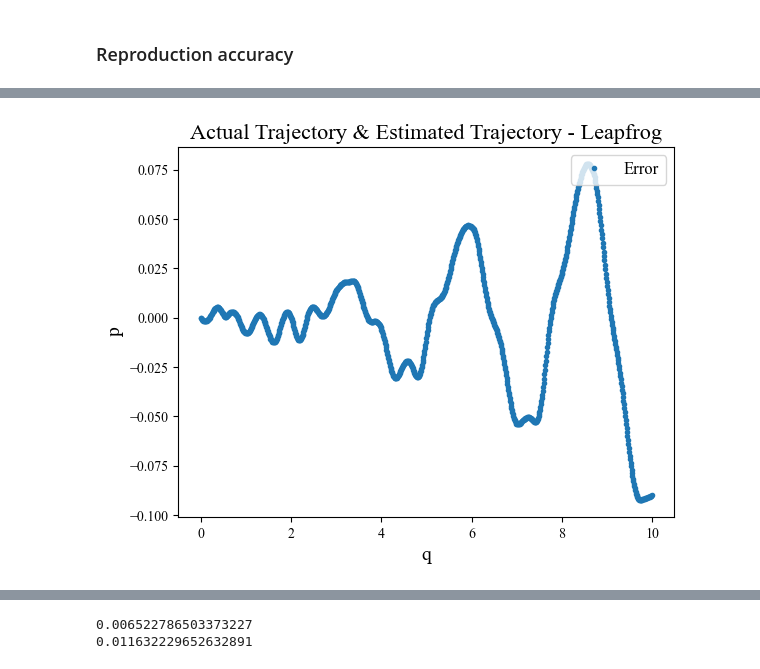
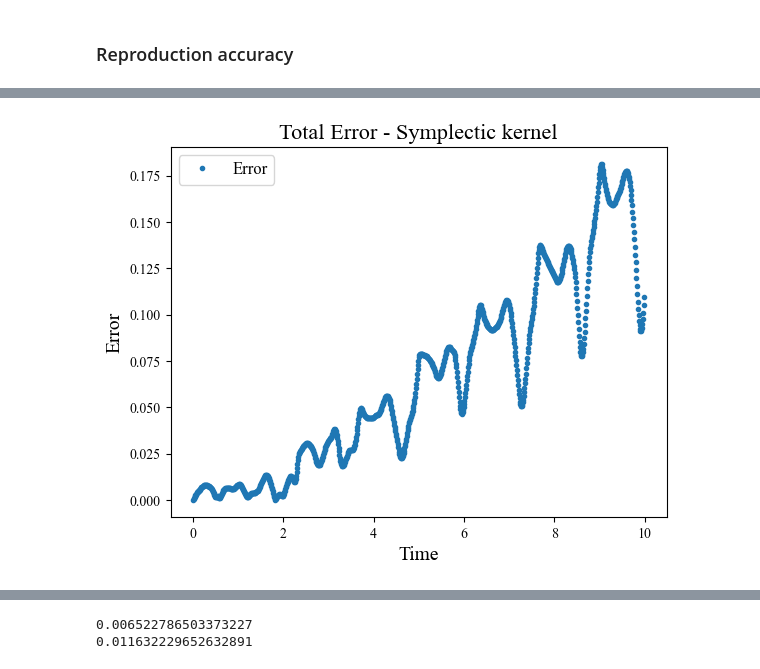
Before and after one commit to helenatp/tpk4960, a Jupyter notebook: src/hamilton/hamilton_pendulum.ipynb, the cells around one changed output, grey strips where cells are left out. Drawn from its saved outputs; the diff is of its cells as text; code cells hidden in the pictures.

Commit message:
Plotted error

```diff
--- a/src/hamilton/hamilton_pendulum.ipynb
+++ b/src/hamilton/hamilton_pendulum.ipynb
@@ -472,13 +421,13 @@ fig_pendulum_hamilton.show()
 # %%
-error_symplectic_2 = x_train - data_series_symplectic
+error_symplectic_total = np.linalg.norm(x_train - data_series_symplectic, ord=2, axis=0)
 
-fig_pendulum_error_symplectic_2 = plt.figure(8)
-plt.title('Actual Trajectory & Estimated Trajectory - Leapfrog', fontsize=16)
-plt.plot(time_series, error_symplectic_2[0, :], '.', linewidth = 0.000001) #cmap='viridis'
-plt.xlabel('q', fontsize=14)
-plt.ylabel('p', fontsize=14)
-#plt.xlim((8, 9))
-plt.legend(['Error'], loc = 'upper right', frameon = True , prop ={'size': 12 } )
-fig_pendulum_error_symplectic_2.show()
+fig_pendulum_error_symplectic_total = plt.figure(8)
+plt.title('Total Error - Symplectic kernel', fontsize=16)
+plt.plot(time_series, error_symplectic_total, '.', linewidth = 0.000001)
+plt.xlabel('Time', fontsize=14)
+plt.ylabel('Error', fontsize=14)
+plt.legend(['Error'], loc = 'upper left', frameon = True , prop ={'size': 12 } )
+fig_pendulum_error_symplectic_total.show()
+#plt.savefig(r"hamilton_figures\pendulum_hamilton_total_error_symplectic.eps", format ="eps")
 # %% [output]
-[figure, old version]
+[figure, new version]
```
Also changed, not shown: parts of 17 cells of this notebook, 6 other files.
